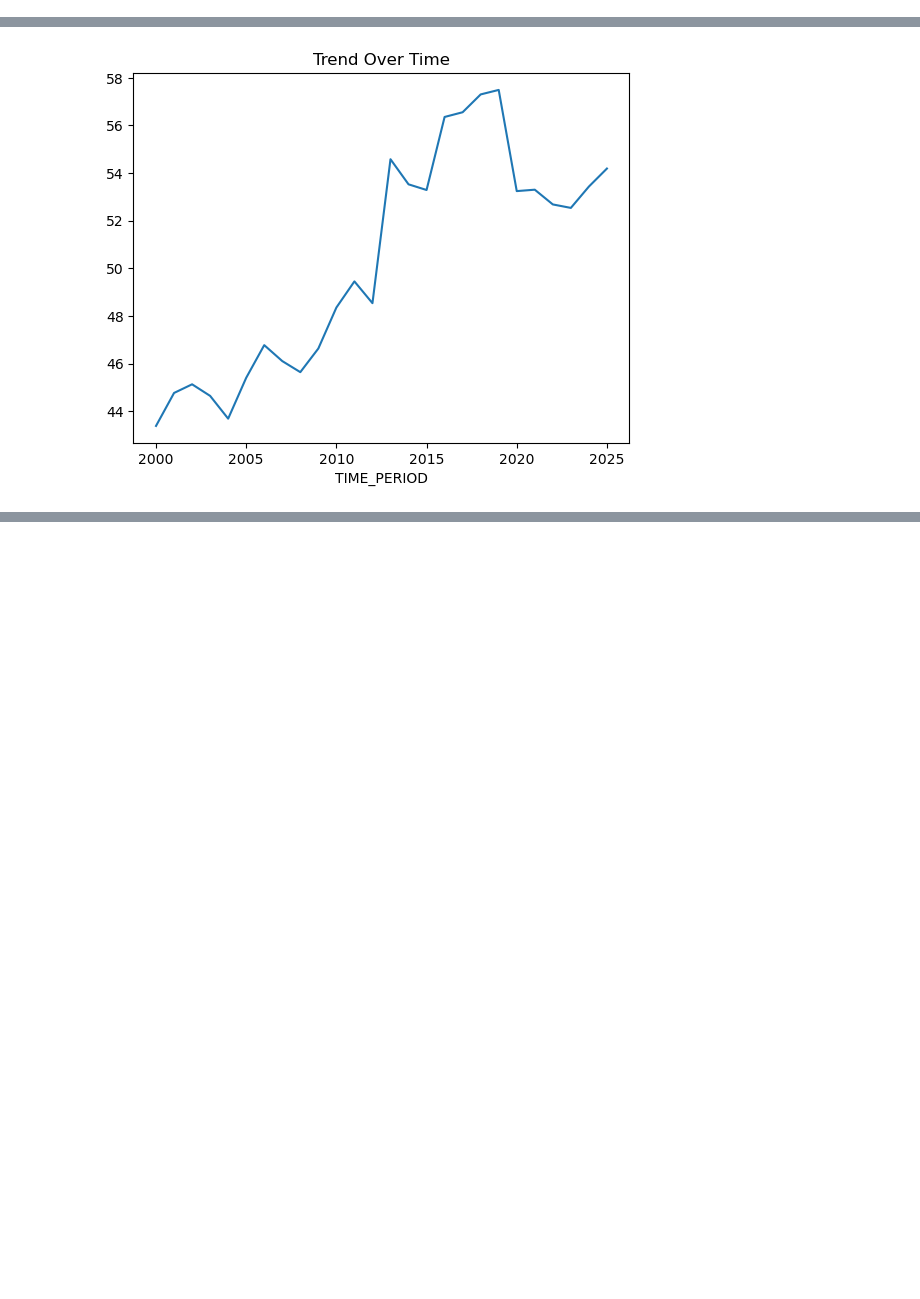
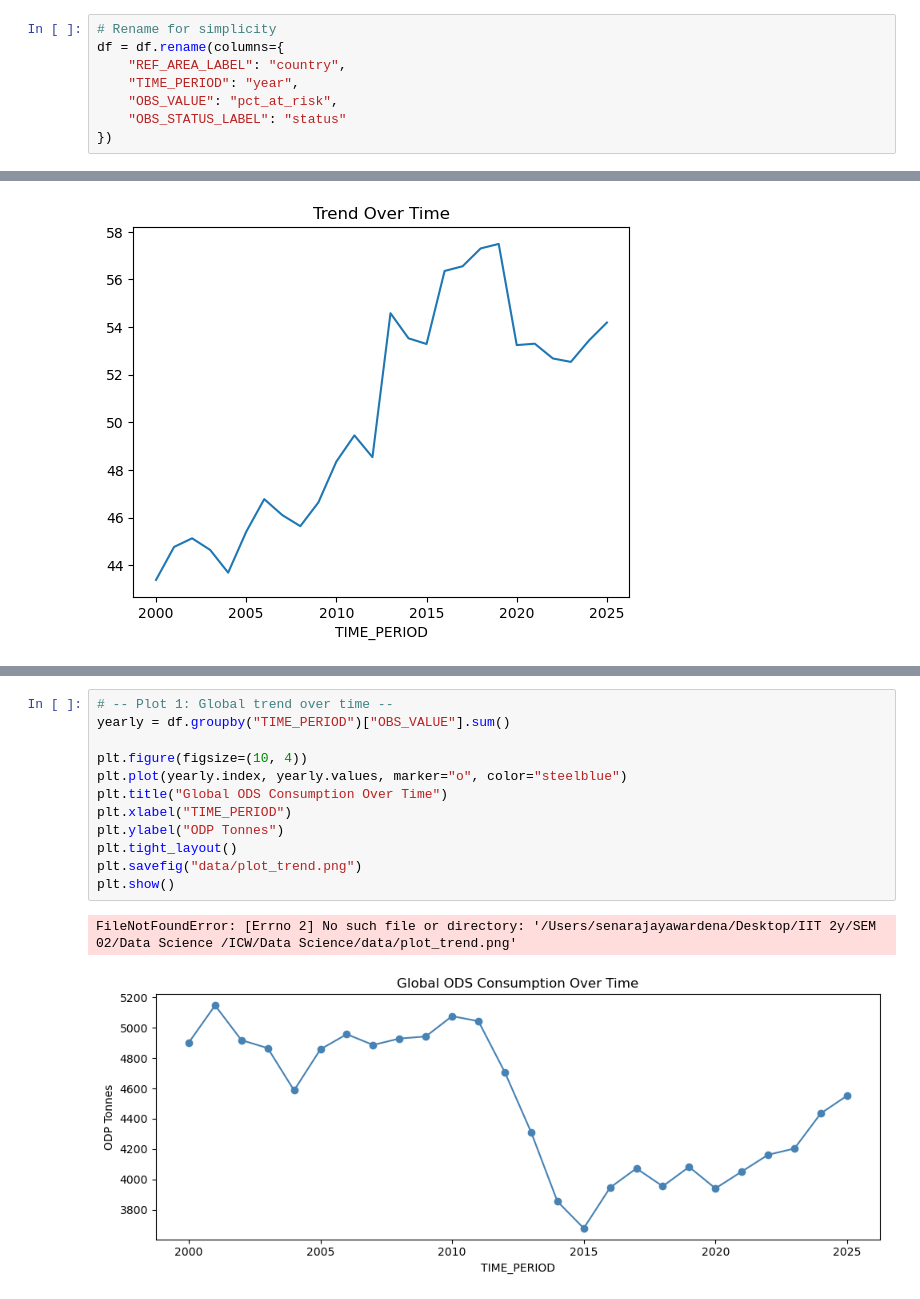
Before and after one commit to senara20240943-droid/Data-science-ICW, a Jupyter notebook: Data cleaning.ipynb, the cells around one changed output, grey strips where cells are left out. Cells and saved outputs as stored; diff of their text form; blank space fills up the shorter version.

```diff
--- a/Data cleaning.ipynb
+++ b/Data cleaning.ipynb
@@ -49,6 +49,14 @@ OBS_CONF_LABEL               0
 dtype: int64
 # %%
 df=df.drop_duplicates()
+# %%
+# Rename for simplicity
+df = df.rename(columns={
+    "REF_AREA_LABEL": "country",
+    "TIME_PERIOD": "year",
+    "OBS_VALUE": "pct_at_risk",
+    "OBS_STATUS_LABEL": "status"
+})
 # %%
 # Convert Year to numeric
 if 'Year' in df.columns:
@@ -66,0 +92,15 @@ if 'TIME_PERIOD' in df.columns and 'OBS_VALUE' in df.columns:
+# %%
+# -- Plot 1: Global trend over time --
+yearly = df.groupby("TIME_PERIOD")["OBS_VALUE"].sum()
+
+plt.figure(figsize=(10, 4))
+plt.plot(yearly.index, yearly.values, marker="o", color="steelblue")
+plt.title("Global ODS Consumption Over Time")
+plt.xlabel("TIME_PERIOD")
+plt.ylabel("ODP Tonnes")
+plt.tight_layout()
+plt.savefig("data/plot_trend.png")
+plt.show()
+# %% [output]
+FileNotFoundError: [Errno 2] No such file or directory: '/Users/senarajayawardena/Desktop/IIT 2y/SEM 02/Data Science /ICW/Data Science/data/plot_trend.png'
+[figure, added]
```
Also changed, not shown: parts of 1 cell of this notebook, 1 other file.
